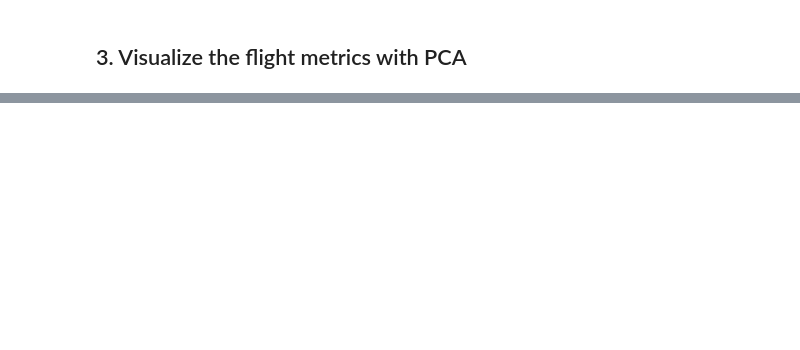
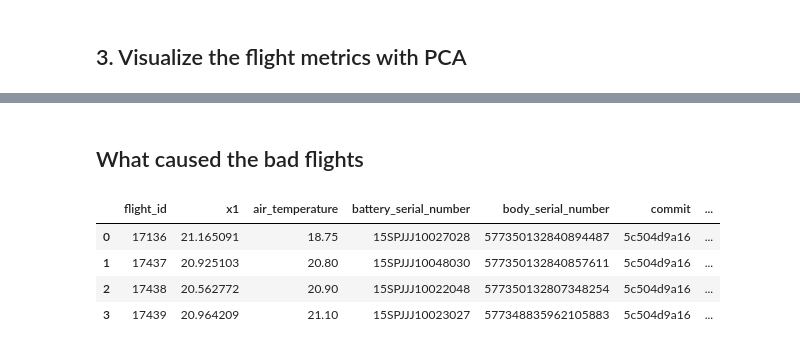
Before and after one commit to itobysq/dsth_zip, a Jupyter notebook: notebooks/A2_visualize_launches.ipynb, the cells around one changed output, grey strips where cells are left out. Saved outputs shown, nothing was run; the diff lists cells and outputs as text; code cells hidden in the pictures; blank space fills up the shorter version.

```diff
--- a/notebooks/A2_visualize_launches.ipynb
+++ b/notebooks/A2_visualize_launches.ipynb
@@ -145,0 +240,6 @@ scaled_fleet_data = data_and_agg[['position_ned_m[0]_scaled',
+# %%
+flight_metrics_reduced = pd.DataFrame(index=flight_metrics.index,
+                                      data=pca.fit_transform(flight_metrics),
+                                      columns=['x1'])
+
+flight_metrics_reduced.head(2)
@@ -145,0 +288,3 @@ scaled_fleet_data = data_and_agg[['position_ned_m[0]_scaled',
+# %%
+strange_flights = flight_metrics_reduced.loc[flight_metrics_reduced.x1 > 15]
+strange_flights
@@ -145,0 +314,11 @@ scaled_fleet_data = data_and_agg[['position_ned_m[0]_scaled',
+# %% [markdown]
+## What caused the bad flights
+# %%
+strange_flights_with_info = strange_flights.merge(flight_summaries, on='flight_id', how='inner')
+strange_flights_with_info
+# %% [output]
+|  | flight_id | x1 | air_temperature | battery_serial_number | body_serial_number | commit | ... |
+| 0 | 17136 | 21.165091 | 18.75 | 15SPJJJ10027028 | 577350132840894487 | 5c504d9a16 | ... |
+| 1 | 17437 | 20.925103 | 20.80 | 15SPJJJ10048030 | 577350132840857611 | 5c504d9a16 | ... |
+| 2 | 17438 | 20.562772 | 20.90 | 15SPJJJ10022048 | 577350132807348254 | 5c504d9a16 | ... |
+| 3 | 17439 | 20.964209 | 21.10 | 15SPJJJ10023027 | 577348835962105883 | 5c504d9a16 | ... |
```
Also changed, not shown: parts of 37 cells of this notebook.
